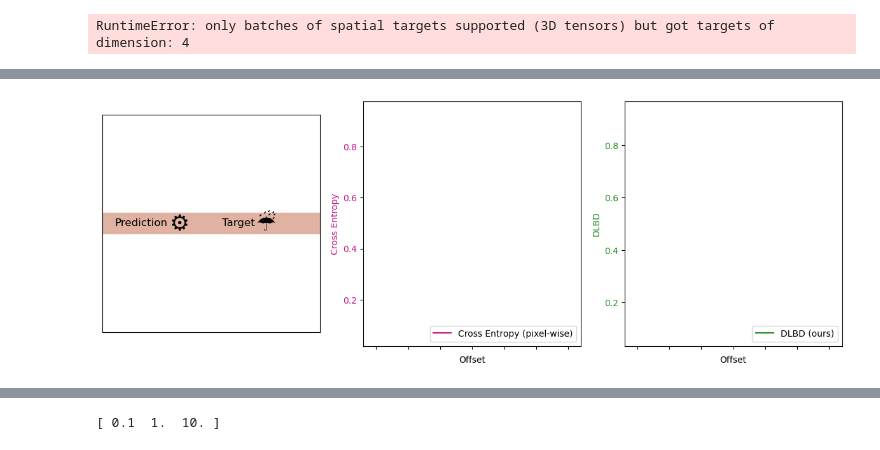
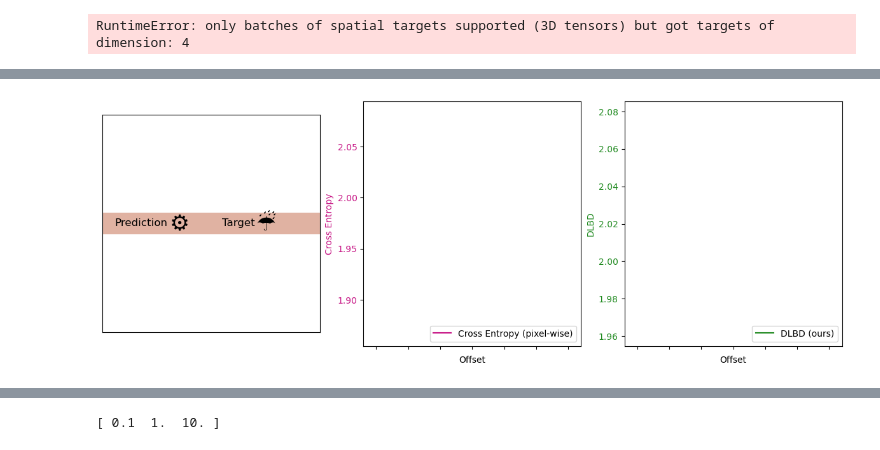
Before and after one commit to Osrip/deep_learn_rain_nowcasting, a Jupyter notebook: notebooks/toy_example_dlbd.ipynb, the cells around one changed output, grey strips where cells are left out. Cells and saved outputs as stored; diff of their text form; code cells hidden in the pictures.

```diff
--- a/notebooks/toy_example_dlbd.ipynb
+++ b/notebooks/toy_example_dlbd.ipynb
@@ -253,7 +261,7 @@ def create_frames(num_frames, sigma=6, kernel_size=100, offsets=np.arange(0, 30,
         target_upper_dlbd = gaussian_smoothing_target(target_upper, sigma=sigma, kernel_size=kernel_size, device='cpu', target_size=100)
 
         # Scale Xentropy meaningfully
-        # scale_losses = get_scaling_function(1.85, 2.09, 0, 1)
+
         scale_rmse = get_scaling_function(1.85, 2.1, 0, 1)
         scale_dlbd = get_scaling_function(1.95, 2.09, 0, 1)
 
@@ -261,11 +269,9 @@ def create_frames(num_frames, sigma=6, kernel_size=100, offsets=np.arange(0, 30,
         rmse = torch.nn.CrossEntropyLoss()(pred_lower.float(), target_upper_one_hot.float())
         dlbd = torch.nn.CrossEntropyLoss()(pred_lower.float(), target_upper_dlbd.float())
 
-        # rmse = scale_losses(rmse)
-        # dlbd = scale_losses(dlbd)
 
-        rmse = scale_rmse(rmse)
-        dlbd = scale_dlbd(dlbd)
+        # rmse = scale_rmse(rmse)
+        # dlbd = scale_dlbd(dlbd)
 
         rmses.append(rmse)
         dlbds.append(dlbd)
@@ -322,35 +328,35 @@ def update(frame_idx, target_pixel_frames, pred_pixel_frames, rmses, dlbds, offs
 
     # Set y-axis limits
     rmse_val_range = max(rmses) - min(rmses)
     dlbds_val_range = max(dlbds) - min(dlbds)
     ax[1].set_ylim([min(rmses) - rmse_val_range * 0.1, max(rmses) + rmse_val_range * 0.1])
     ax[2].set_ylim([min(dlbds) - dlbds_val_range * 0.1, max(dlbds) + dlbds_val_range * 0.1])
 
     ax[1].set_xlim([-2, len(target_pixel_frames) + 2])
     ax[2].set_xlim([-2, len(target_pixel_frames) + 2])
 
     # Legends
     ax[1].legend(loc='lower right')
     ax[2].legend(loc='lower right')
 
     ax[1].set_xticklabels([])
     ax[2].set_xticklabels([])
 
     # Only set xlabel for the bottom-most plots (or the last in your layout)
     ax[1].set_xlabel('Offset')
     ax[2].set_xlabel('Offset')
 
 
 # Set up figure and subplots
 fig, ax = plt.subplots(1, 3, figsize=(15, 5))
 
 target_pixel_frames, pred_pixel_frames, rmses, dlbds = create_frames(len(offsets))
 
 ani = FuncAnimation(fig, lambda frame_idx: update(frame_idx, target_pixel_frames, pred_pixel_frames, rmses, dlbds, offsets), frames=len(offsets), repeat=False)
 # ani.save('/Users/jan/Downloads/animation51.mp4', writer='ffmpeg', fps=5)
-ani.save('/Users/jan/Downloads/animation53.gif', writer='ffmpeg', fps=5, dpi=150)
+ani.save('/Users/jan/Downloads/animation54_no_scaling.gif', writer='ffmpeg', fps=5, dpi=150)
 # %% [output]
-[figure, old version]
+[figure, new version]
 # %%
 
 # sigmas = np.logspace(-1, np.log10(20), 10)
```
Also changed, not shown: parts of 4 cells of this notebook, 7 other files.
